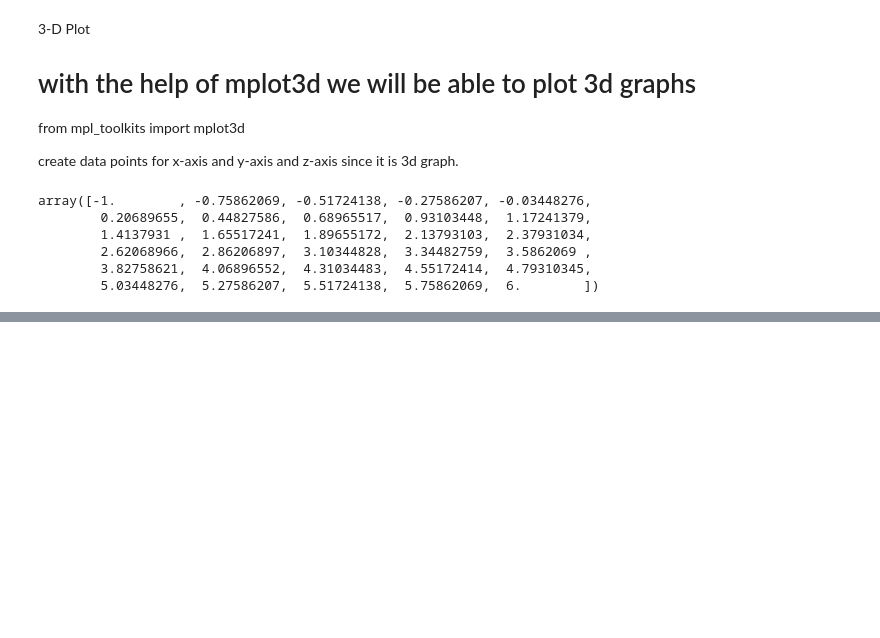
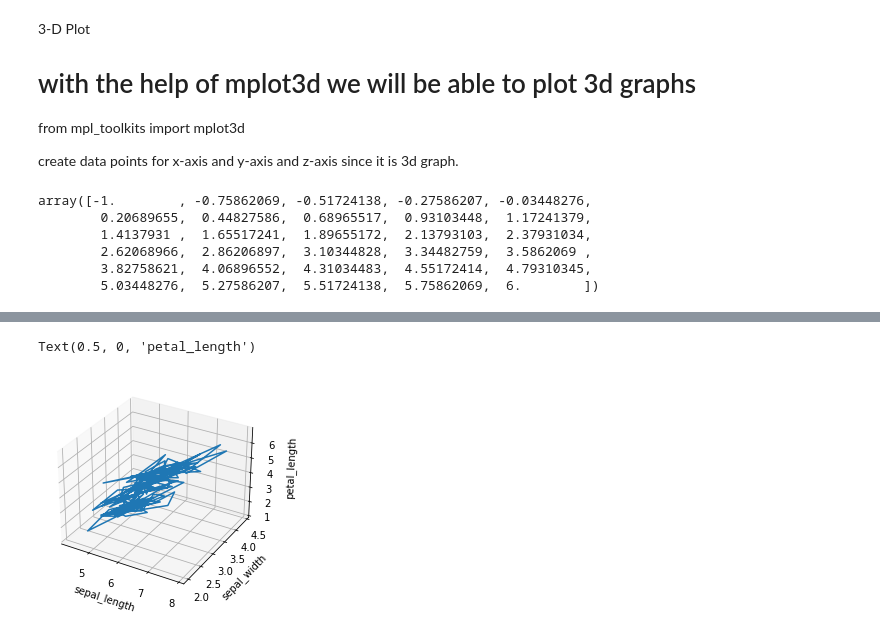
Before and after one commit to Shivanshu04/Datavisualisation, a Jupyter notebook: Graph/graph.ipynb, the cells around one changed output, grey strips where cells are left out. Drawn from its saved outputs; the diff is of its cells as text; code cells hidden in the pictures; blank space fills up the shorter version.

```diff
--- a/Graph/graph.ipynb
+++ b/Graph/graph.ipynb
@@ -211,0 +258,10 @@ array([-1.        , -0.75862069, -0.51724138, -0.27586207, -0.03448276,
+# %%
+#Create a 3d graph for sepal_length, sepal_width and petal_length in iris dataset.
+ax = plt.axes(projection = '3d')
+ax.plot3D(df['sepal_length'],df['sepal_width'],df['petal_length'])
+ax.set_xlabel('sepal_length')
+ax.set_ylabel('sepal_width')
+ax.set_zlabel('petal_length')
+# %% [output]
+Text(0.5, 0, 'petal_length')
+[figure, added]
```
Also changed, not shown: parts of 14 cells of this notebook, 1 other file.
